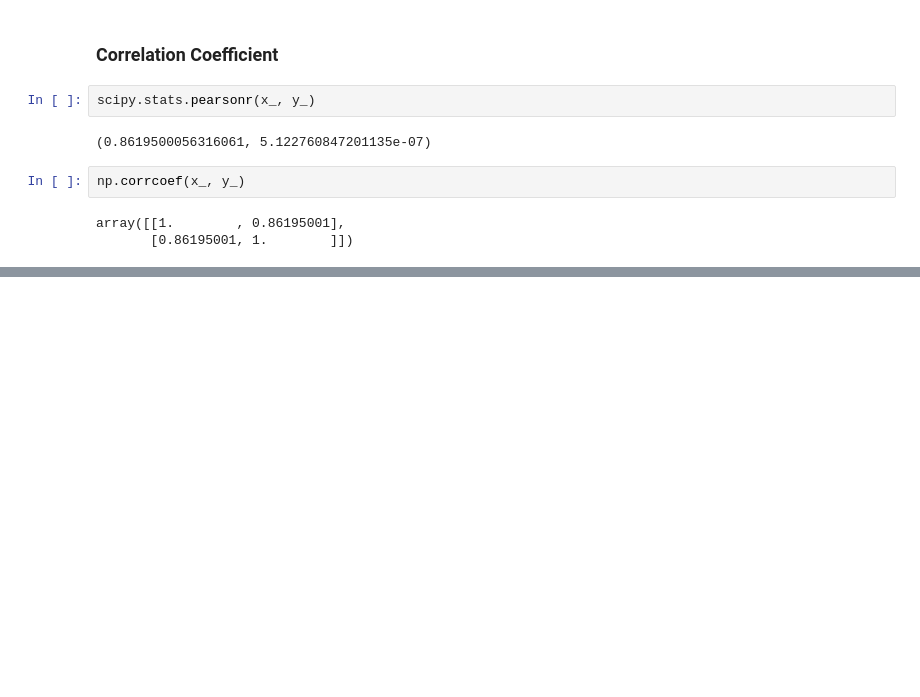
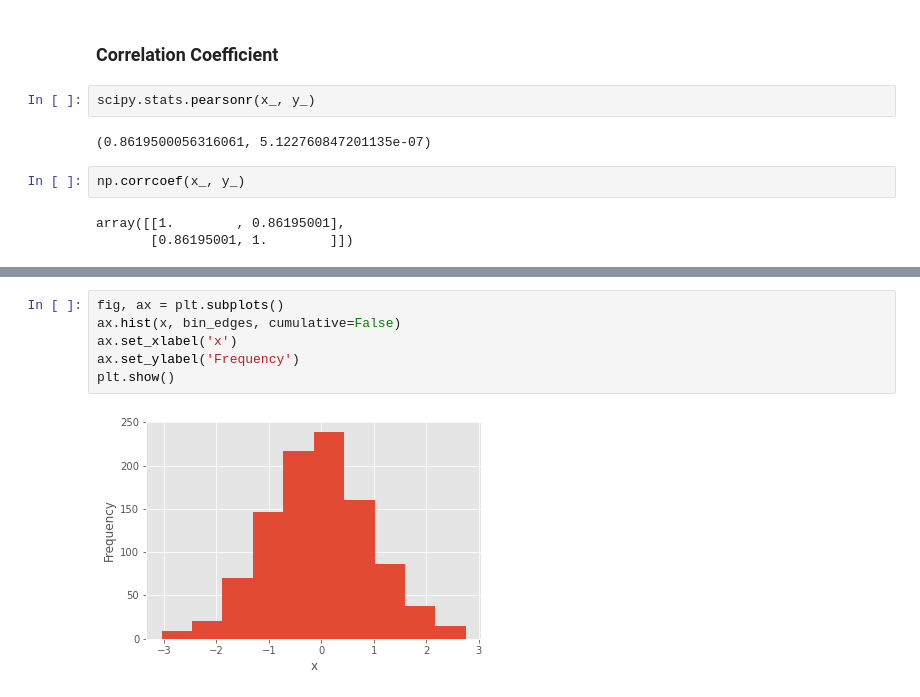
Before and after one commit to anaswindra/Hacktiv8_GIT, a Jupyter notebook: Sesi_9_DescriptiveStatistics.ipynb, the cells around one changed output, grey strips where cells are left out. Drawn from its saved outputs; the diff is of its cells as text; blank space fills up the shorter version.

```diff
--- a/Sesi_9_DescriptiveStatistics.ipynb
+++ b/Sesi_9_DescriptiveStatistics.ipynb
@@ -322,0 +512,8 @@ array([[1.        , 0.86195001],
+# %%
+fig, ax = plt.subplots()
+ax.hist(x, bin_edges, cumulative=False)
+ax.set_xlabel('x')
+ax.set_ylabel('Frequency')
+plt.show()
+# %% [output]
+[figure, added]
```
Also changed, not shown: parts of 62 cells of this notebook, 15 other files.
